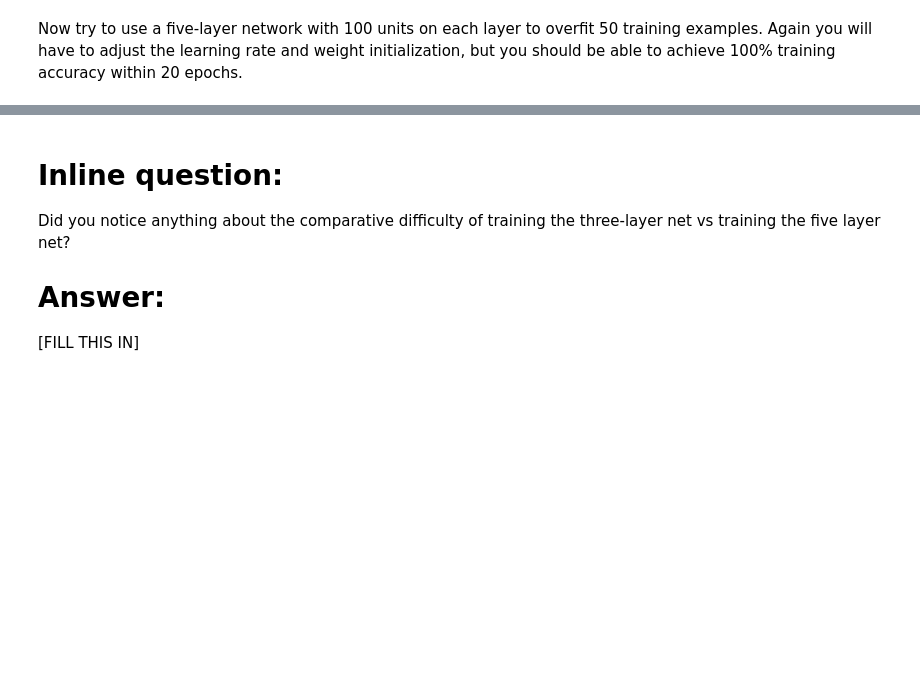
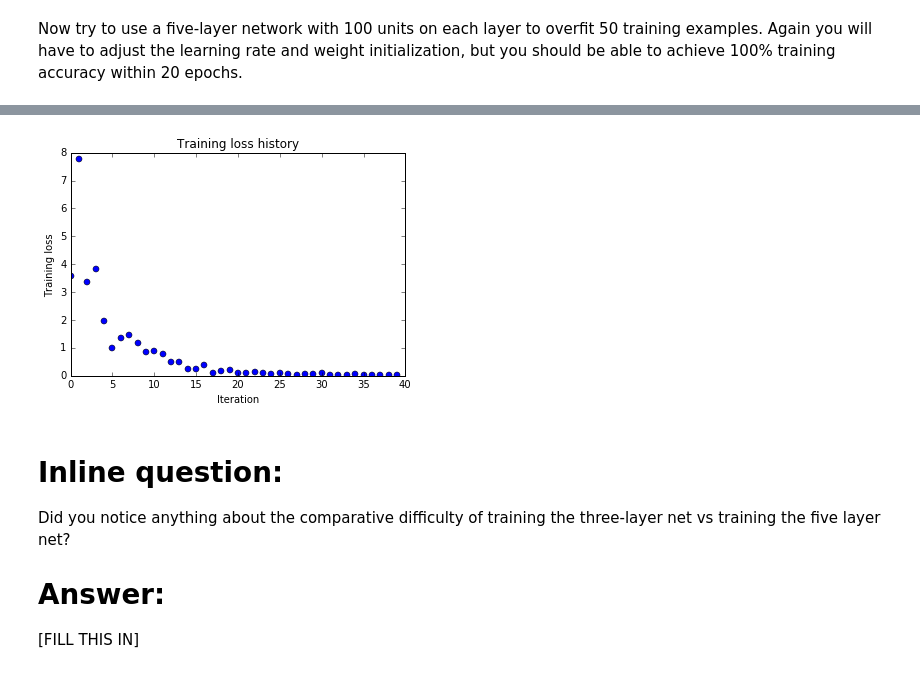
Before and after one commit to RahulBaboota/CS231n-Homeworks, a Jupyter notebook: Assignment2/FullyConnectedNets.ipynb, the cells around one changed output, grey strips where cells are left out. Drawn from its saved outputs; the diff is of its cells as text; code cells hidden in the pictures; blank space fills up the shorter version.

```diff
--- a/Assignment2/FullyConnectedNets.ipynb
+++ b/Assignment2/FullyConnectedNets.ipynb
@@ -472,10 +472,10 @@ small_data = {
   'y_val': data['y_val'],
 }
 
-learning_rate = 1e-3
-weight_scale = 1e-5
+learning_rate = 1e-2
+weight_scale = 5e-2
 model = FullyConnectedNet([100, 100, 100, 100],
-                weight_scale=weight_scale, dtype=np.float64)
+                weightScale=weight_scale, dtype=np.float64)
 solver = Solver(model, small_data,
                 print_every=10, num_epochs=20, batch_size=25,
                 update_rule='sgd',
@@ -490,3 +490,4 @@ plt.title('Training loss history')
 plt.xlabel('Iteration')
 plt.ylabel('Training loss')
 plt.show()
+# %% [output]
@@ -493,3 +511,4 @@ plt.show()
+[figure, added]
 # %% [markdown]
 # Inline question:
 Did you notice anything about the comparative difficulty of training the three-layer net vs training the five layer net?
```
Also changed, not shown: parts of 9 cells of this notebook.
